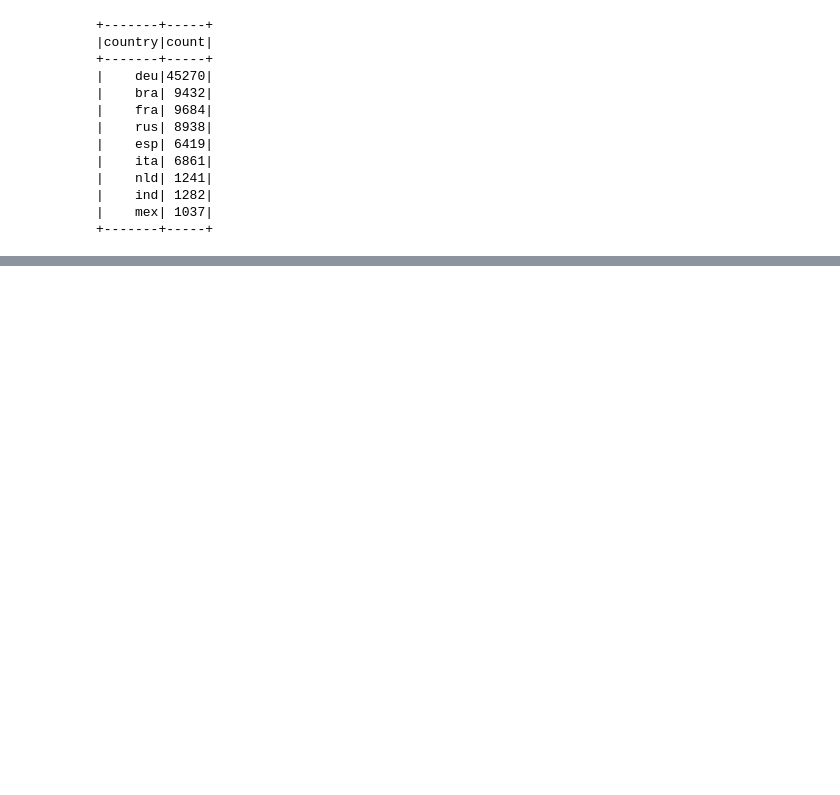
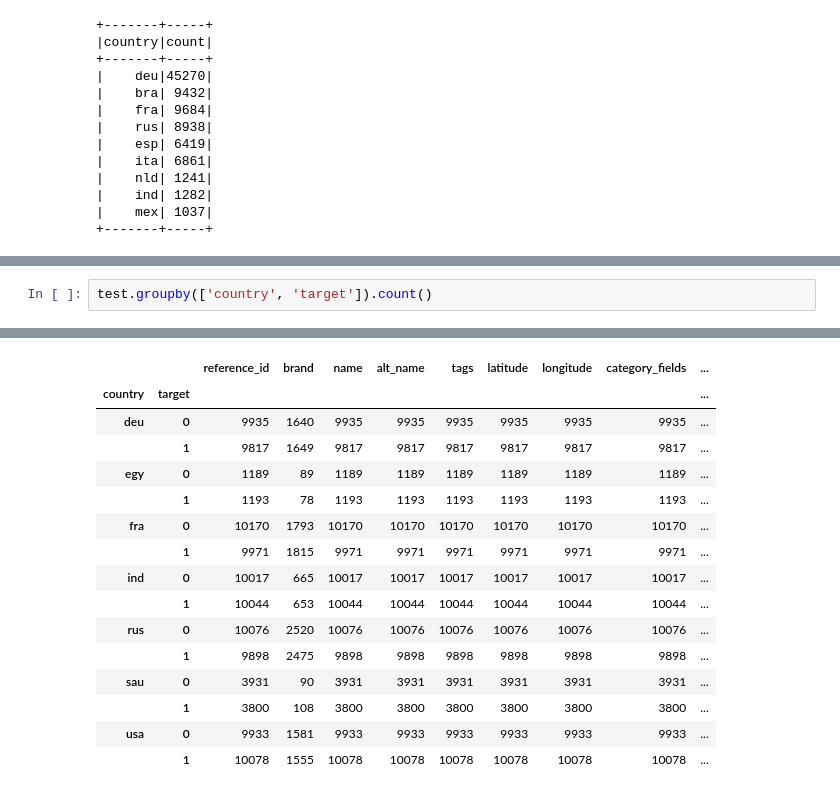
Before and after one commit to danielperezefremova-tomtom/dnn_name_matching, a Jupyter notebook: notebooks/Untitled.ipynb, the cells around one changed output, grey strips where cells are left out. Saved outputs shown, nothing was run; the diff lists cells and outputs as text; blank space fills up the shorter version.

```diff
--- a/notebooks/Untitled.ipynb
+++ b/notebooks/Untitled.ipynb
@@ -333,0 +362,3 @@ catalog.load('df_normalized_pairs').groupBy('country').count().show()
+# %%
+test.groupby(['country', 'target']).count()
+# %% [output]
@@ -333,0 +366,16 @@ catalog.load('df_normalized_pairs').groupBy('country').count().show()
+|  |  | reference_id | brand | name | alt_name | tags | latitude | longitude | category_fields | ... |
+| country | target |  |  |  |  |  |  |  |  | ... |
+| deu | 0 | 9935 | 1640 | 9935 | 9935 | 9935 | 9935 | 9935 | 9935 | ... |
+|  | 1 | 9817 | 1649 | 9817 | 9817 | 9817 | 9817 | 9817 | 9817 | ... |
+| egy | 0 | 1189 | 89 | 1189 | 1189 | 1189 | 1189 | 1189 | 1189 | ... |
+|  | 1 | 1193 | 78 | 1193 | 1193 | 1193 | 1193 | 1193 | 1193 | ... |
+| fra | 0 | 10170 | 1793 | 10170 | 10170 | 10170 | 10170 | 10170 | 10170 | ... |
+|  | 1 | 9971 | 1815 | 9971 | 9971 | 9971 | 9971 | 9971 | 9971 | ... |
+| ind | 0 | 10017 | 665 | 10017 | 10017 | 10017 | 10017 | 10017 | 10017 | ... |
+|  | 1 | 10044 | 653 | 10044 | 10044 | 10044 | 10044 | 10044 | 10044 | ... |
+| rus | 0 | 10076 | 2520 | 10076 | 10076 | 10076 | 10076 | 10076 | 10076 | ... |
+|  | 1 | 9898 | 2475 | 9898 | 9898 | 9898 | 9898 | 9898 | 9898 | ... |
+| sau | 0 | 3931 | 90 | 3931 | 3931 | 3931 | 3931 | 3931 | 3931 | ... |
+|  | 1 | 3800 | 108 | 3800 | 3800 | 3800 | 3800 | 3800 | 3800 | ... |
+| usa | 0 | 9933 | 1581 | 9933 | 9933 | 9933 | 9933 | 9933 | 9933 | ... |
+|  | 1 | 10078 | 1555 | 10078 | 10078 | 10078 | 10078 | 10078 | 10078 | ... |
```
Also changed, not shown: parts of 7 cells of this notebook, 13 other files.
